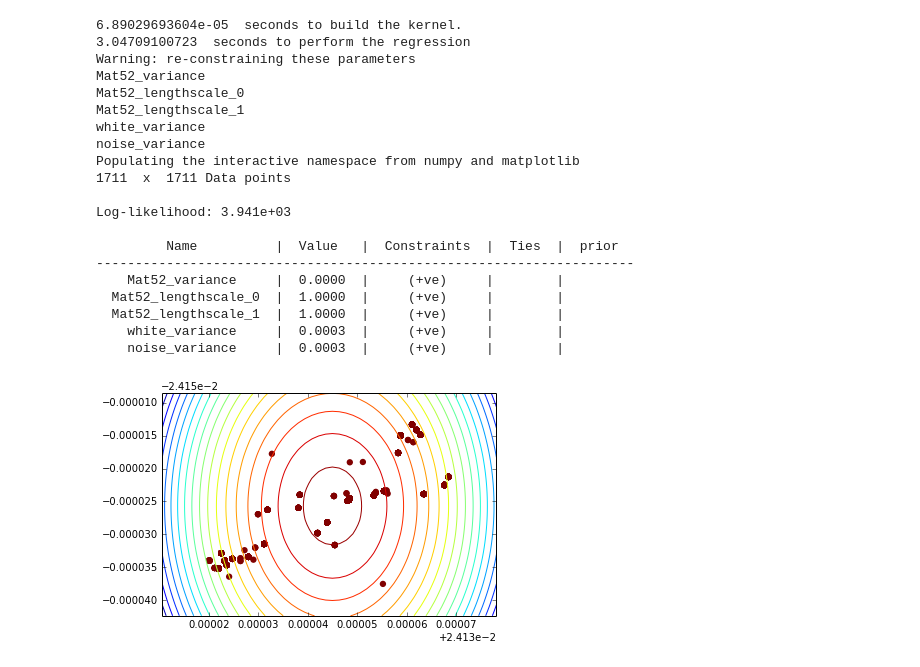
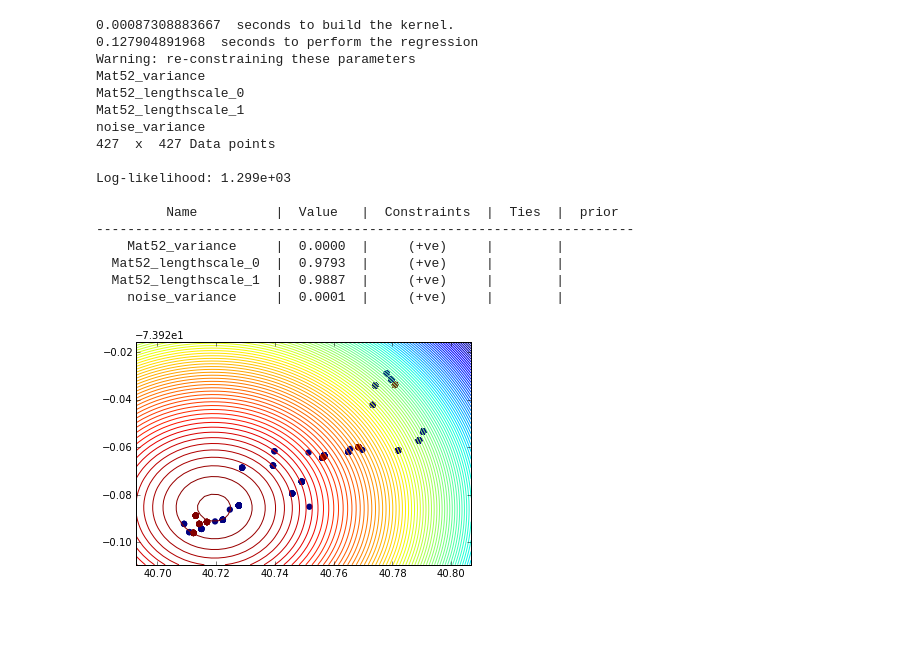
Before and after one commit to slbryson/Gauss-Py, a Jupyter notebook: UMTS_GP_linux.ipynb, the cells around one changed output. Saved outputs shown, nothing was run; the diff lists cells and outputs as text; code cells hidden in the pictures; blank space fills up the shorter version.

```diff
--- a/UMTS_GP_linux.ipynb
+++ b/UMTS_GP_linux.ipynb
@@ -164,58 +228,43 @@ cc =
 # %%
-# sample inputs and outputs
-#X = np.random.uniform(-3.,3.,(length_data,2))
-# Let's change X to [a b]
-X =mX
-#Y = np.sin(X[:,0:1]) * np.sin(X[:,1:2])+np.random.randn(length_data,1)*0.05
-
-
-mYc = np.array(cc)
-Y = mYc.reshape(length_data,1)
-
-#print "Y =", Y, "\n", mYc.reshape(length_data,1)
-
 start = time.time()
-# define kernel
+# define kernel  This is where a lot more variation/experiments are needed
 ker = GPy.kern.Matern52(2,ARD=True) + GPy.kern.white(2)
-#ker = GPy.kern.Matern52(2,ARD=True)
+ker = GPy.kern.Matern52(2,ARD=True)
 end = time.time()
 print end - start, " seconds to build the kernel."
 
 start = time.time()
 # create simple GP model
-m = GPy.models.GPRegression(X,Y,ker)
+m = GPy.models.GPRegression(Xsample,Ysample,ker)
 end = time.time()
 print end - start, " seconds to perform the regression"
 
 # contrain all parameters to be positive
 m.constrain_positive('')
-# Add statement to plot inline
-%pylab --no-import-all inline
+
 # optimize and plot
-m.optimize('tnc', max_f_eval = 50)
-m.plot()
+m.optimize('tnc', max_f_eval = 200)
+# The plot function for a GPy model data type is built in but HIDES the resulting prediction variables
+m.plot(plot_raw=True,levels=100)
 
-print len(Y), ' x ', len(X), "Data points"
+print len(Ysample), ' x ', len(Xsample), "Data points"
 print(m)
 # %% [output]
-6.89029693604e-05  seconds to build the kernel.
-3.04709100723  seconds to perform the regression
+0.00087308883667  seconds to build the kernel.
+0.127904891968  seconds to perform the regression
 Warning: re-constraining these parameters
 Mat52_variance
 Mat52_lengthscale_0
 Mat52_lengthscale_1
-white_variance
 noise_variance
-Populating the interactive namespace from numpy and matplotlib
-1711  x  1711 Data points
+427  x  427 Data points
 
-Log-likelihood: 3.941e+03
+Log-likelihood: 1.299e+03
 
          Name          |  Value   |  Constraints  |  Ties  |  prior
 ---------------------------------------------------------------------
     Mat52_variance     |  0.0000  |     (+ve)     |        |
-  Mat52_lengthscale_0  |  1.0000  |     (+ve)     |        |
-  Mat52_lengthscale_1  |  1.0000  |     (+ve)     |        |
-    white_variance     |  0.0003  |     (+ve)     |        |
-    noise_variance     |  0.0003  |     (+ve)     |        |
+  Mat52_lengthscale_0  |  0.9793  |     (+ve)     |        |
+  Mat52_lengthscale_1  |  0.9887  |     (+ve)     |        |
+    noise_variance     |  0.0001  |     (+ve)     |        |
-[figure, old version]
+[figure, new version]
```
Also changed, not shown: parts of 11 cells of this notebook, 8 other files.
